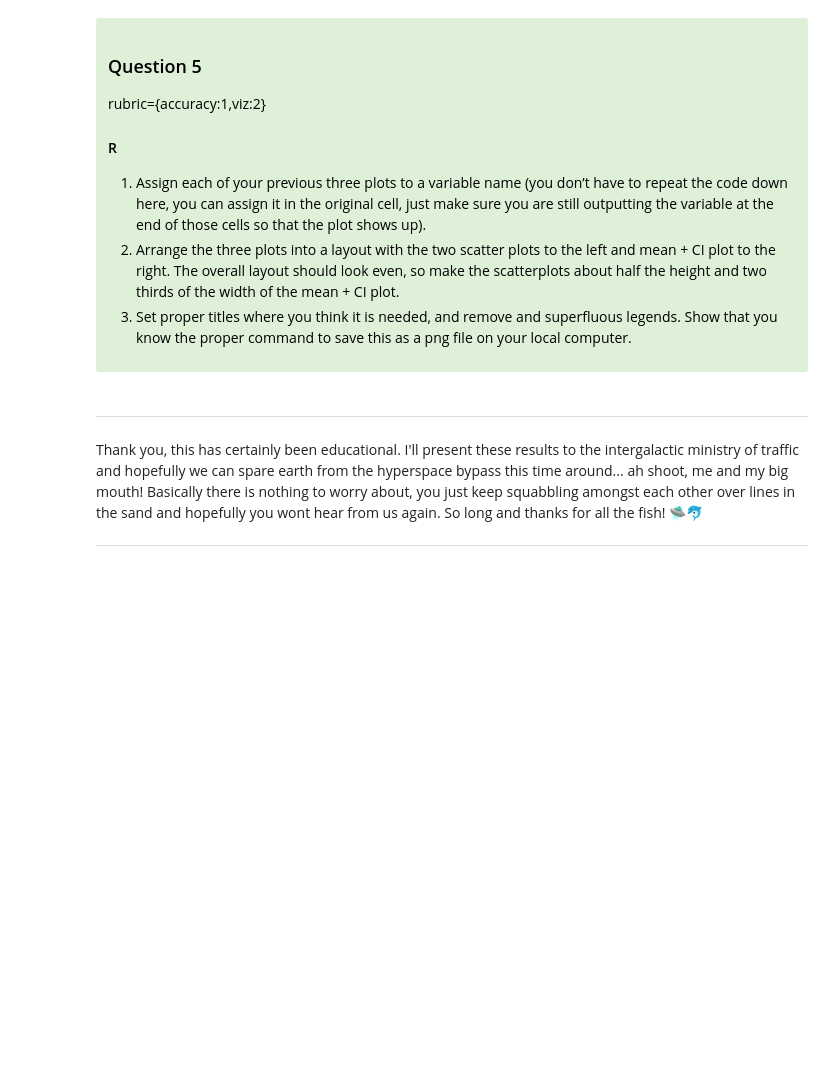
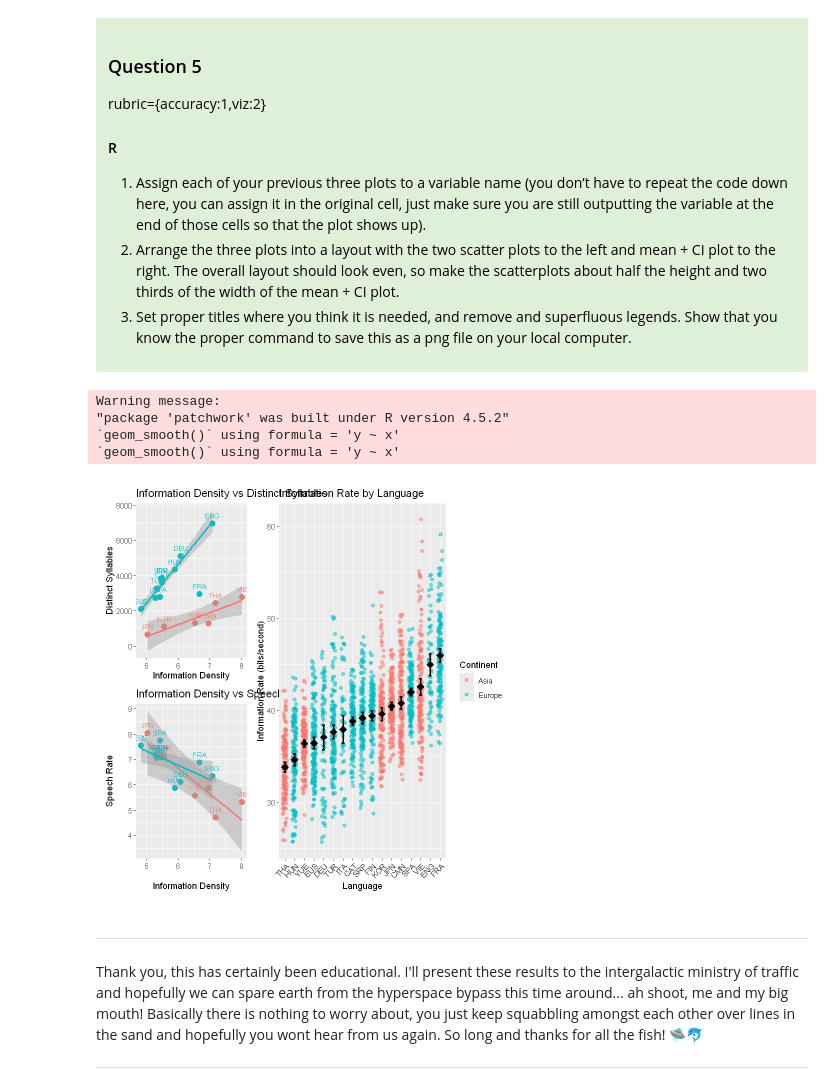
Before and after one commit to Zihao-Sheng/DATA_550_lab4_group14, a Jupyter notebook: lab4-R.ipynb, the cells around one changed output. Drawn from its saved outputs; the diff is of its cells as text; code cells hidden in the pictures; blank space fills up the shorter version.

```diff
--- a/lab4-R.ipynb
+++ b/lab4-R.ipynb
@@ -93,0 +120,7 @@ rubric={accuracy:1,visualization:1}
+# %%
+plotA = ggplot(data= language, aes(x=information_density, y=distinct_syllables, color = continent)) +
+  geom_point(size = 3) +
+  geom_smooth(data = filter(language, iso_lang != "FRA"), method = "lm", se = TRUE) +
+  geom_text(aes(label = iso_lang), vjust = -1, size = 3) +
+  labs(y="Distinct Syllables")
+print(plotA)
@@ -170,3 +269,17 @@ rubric={accuracy:1,viz:2}
+# %%
+# YOUR ANSWER GOES HERE
+library(patchwork)
+plotA_clean <- plotA + theme(legend.position = "none")
+plotB_clean <- plotB + theme(legend.position = "none")
+combined_plot <- (plotA_clean / plotB_clean) | plotC
+combined_plot <- combined_plot + plot_layout(widths = c(2, 3))
+combined_plot
+# %% [output]
+Warning message:
+"package 'patchwork' was built under R version 4.5.2"
+`geom_smooth()` using formula = 'y ~ x'
+`geom_smooth()` using formula = 'y ~ x'
+[figure, added]
 # %% [markdown]
 ---
 
```
Also changed, not shown: parts of 15 cells of this notebook.
